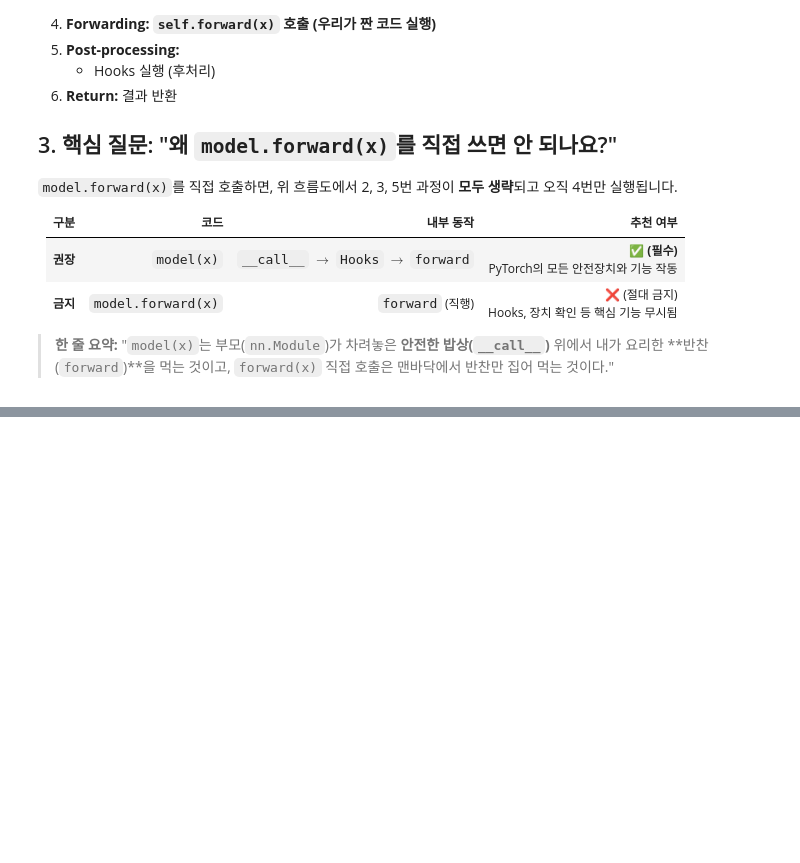
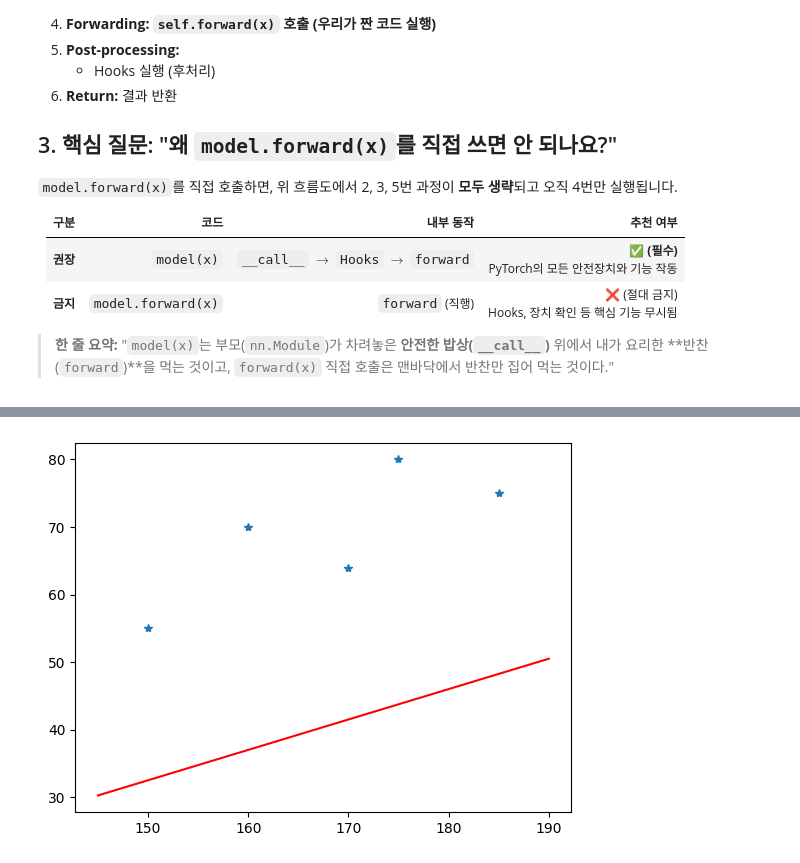
Before and after one commit to hajonghyun/installPytorch_study, a Jupyter notebook: 3_torch_Linear.ipynb, the cells around one changed output, grey strips where cells are left out. Saved outputs shown, nothing was run; the diff lists cells and outputs as text; code cells hidden in the pictures; blank space fills up the shorter version.

```diff
--- a/3_torch_Linear.ipynb
+++ b/3_torch_Linear.ipynb
@@ -523,0 +585,14 @@ class FlowModel(nn.Module):
+# %%
+plt.plot(x,y,'*')
+
+# 초기값 설정
+a=0.45
+b=-35
+x_plot = torch.linspace(145,190,100)
+y_plot = x_plot*a + b
+
+plt.plot(x_plot,y_plot,'r')
+
+plt.show()
+# %% [output]
+[figure, added]
```
Also changed, not shown: parts of 23 cells of this notebook.
